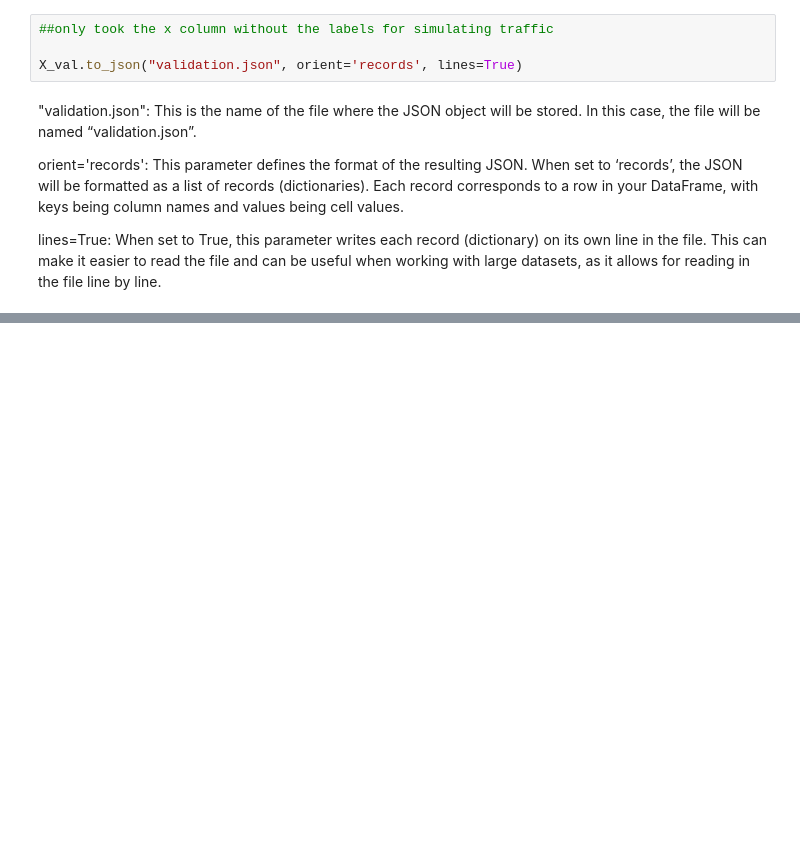
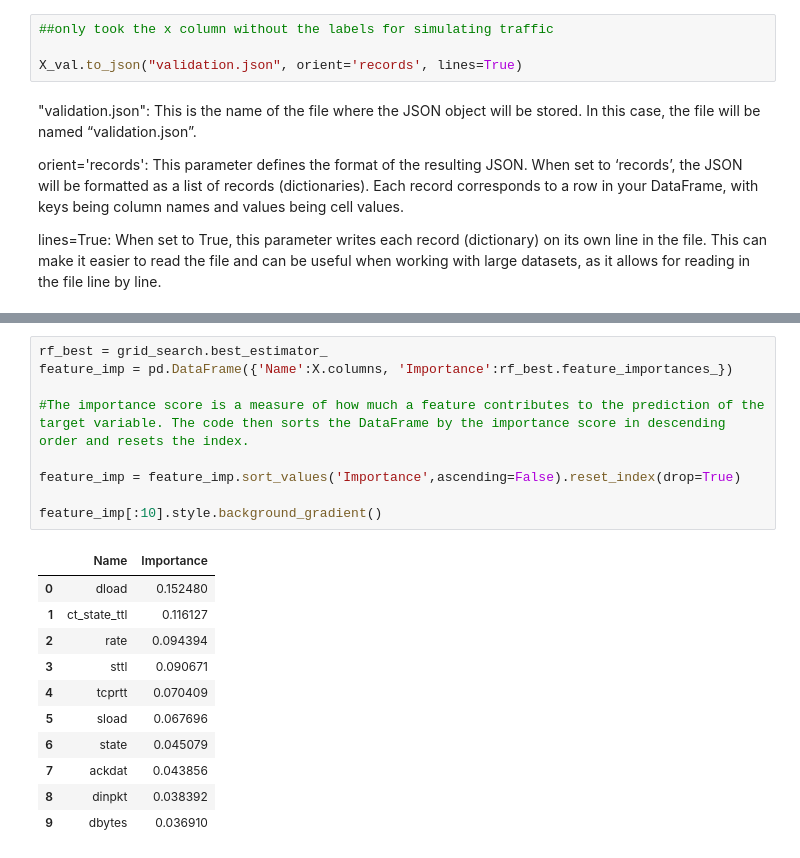
Before and after one commit to Abugahh/Detecting-Networks-Anomaly-using-ML, a Jupyter notebook: Project2.ipynb, the cells around one changed output, grey strips where cells are left out. Drawn from its saved outputs; the diff is of its cells as text; blank space fills up the shorter version.

```diff
--- a/Project2.ipynb
+++ b/Project2.ipynb
@@ -68,0 +154,21 @@ lines=True: When set to True, this parameter writes each record (dictionary) on
+# %%
+rf_best = grid_search.best_estimator_
+feature_imp = pd.DataFrame({'Name':X.columns, 'Importance':rf_best.feature_importances_})
+
+#The importance score is a measure of how much a feature contributes to the prediction of the target variable. The code then sorts the DataFrame by the importance score in descending order and resets the index.
+
+feature_imp = feature_imp.sort_values('Importance',ascending=False).reset_index(drop=True)
+
+feature_imp[:10].style.background_gradient()
+# %% [output]
+|  | Name | Importance |
+| 0 | dload | 0.152480 |
+| 1 | ct_state_ttl | 0.116127 |
+| 2 | rate | 0.094394 |
+| 3 | sttl | 0.090671 |
+| 4 | tcprtt | 0.070409 |
+| 5 | sload | 0.067696 |
+| 6 | state | 0.045079 |
+| 7 | ackdat | 0.043856 |
+| 8 | dinpkt | 0.038392 |
+| 9 | dbytes | 0.036910 |
```
Also changed, not shown: parts of 11 cells of this notebook, 1 other file.
